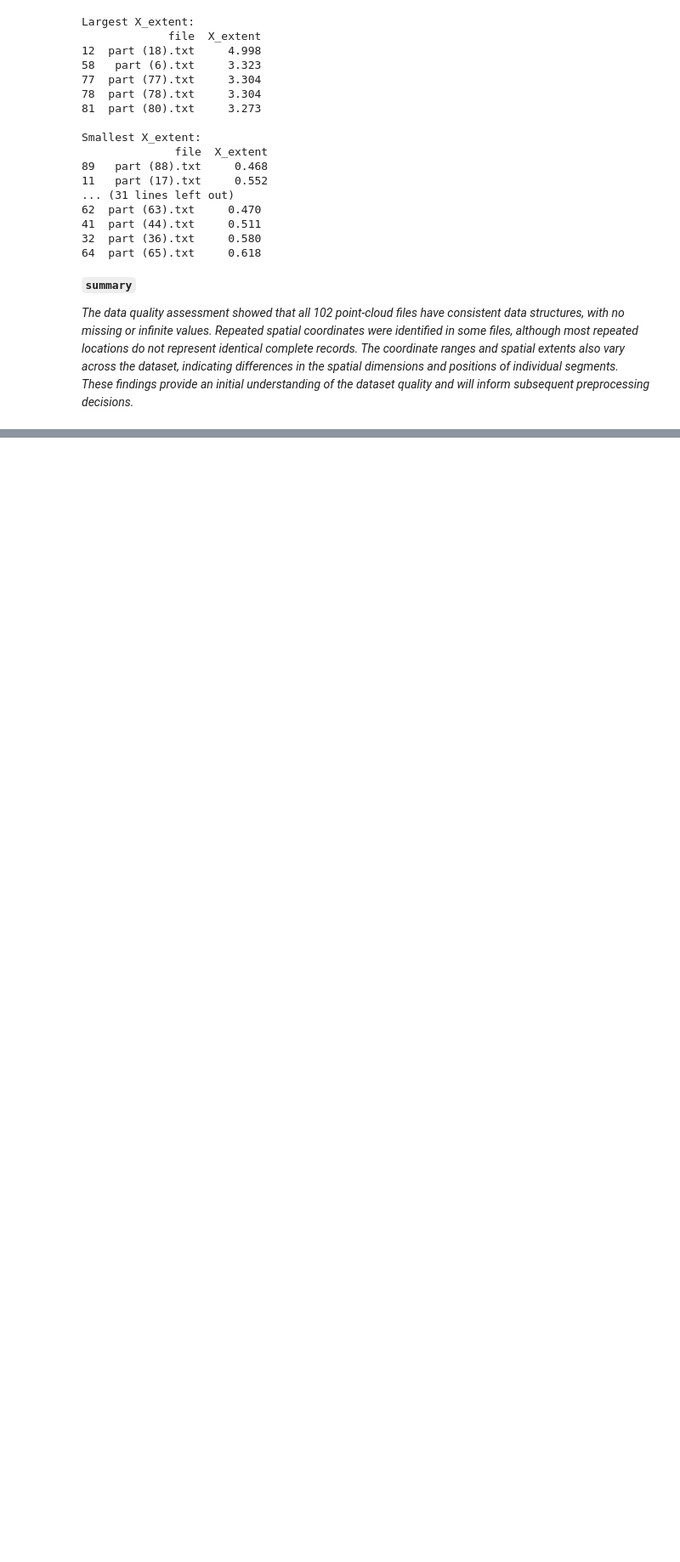
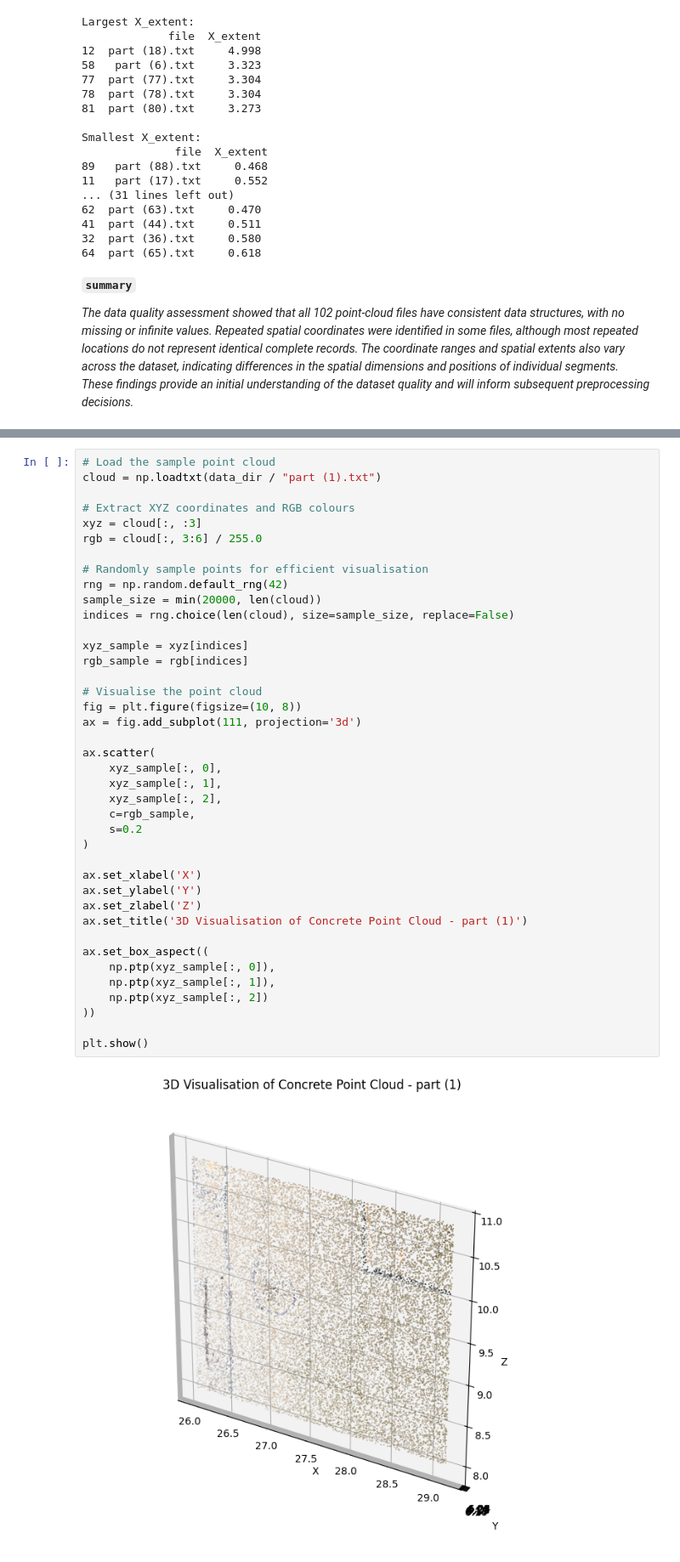
Before and after one commit to AbubakarDanhaya/pointnet-concrete-defect-robustness, a Jupyter notebook: notebooks/01_dataset_exploration.ipynb, the cells around one changed output, grey strips where cells are left out. Shown at 85% size. Drawn from its saved outputs; the diff is of its cells as text; blank space fills up the shorter version.

Commit message:
started satistical and visualization stage

```diff
--- a/notebooks/01_dataset_exploration.ipynb
+++ b/notebooks/01_dataset_exploration.ipynb
@@ -681,0 +683,42 @@ _The data quality assessment showed that all 102 point-cloud files have consiste
+# %%
+# Load the sample point cloud
+cloud = np.loadtxt(data_dir / "part (1).txt")
+
+# Extract XYZ coordinates and RGB colours
+xyz = cloud[:, :3]
+rgb = cloud[:, 3:6] / 255.0
+
+# Randomly sample points for efficient visualisation
+rng = np.random.default_rng(42)
+sample_size = min(20000, len(cloud))
+indices = rng.choice(len(cloud), size=sample_size, replace=False)
+
+xyz_sample = xyz[indices]
+rgb_sample = rgb[indices]
+
+# Visualise the point cloud
+fig = plt.figure(figsize=(10, 8))
+ax = fig.add_subplot(111, projection='3d')
+
+ax.scatter(
+    xyz_sample[:, 0],
+    xyz_sample[:, 1],
+    xyz_sample[:, 2],
+    c=rgb_sample,
+    s=0.2
+)
+
+ax.set_xlabel('X')
+ax.set_ylabel('Y')
+ax.set_zlabel('Z')
+ax.set_title('3D Visualisation of Concrete Point Cloud - part (1)')
+
+ax.set_box_aspect((
+    np.ptp(xyz_sample[:, 0]),
+    np.ptp(xyz_sample[:, 1]),
+    np.ptp(xyz_sample[:, 2])
+))
+
+plt.show()
+# %% [output]
+[figure, added]
```
Also changed, not shown: parts of 9 cells of this notebook.
